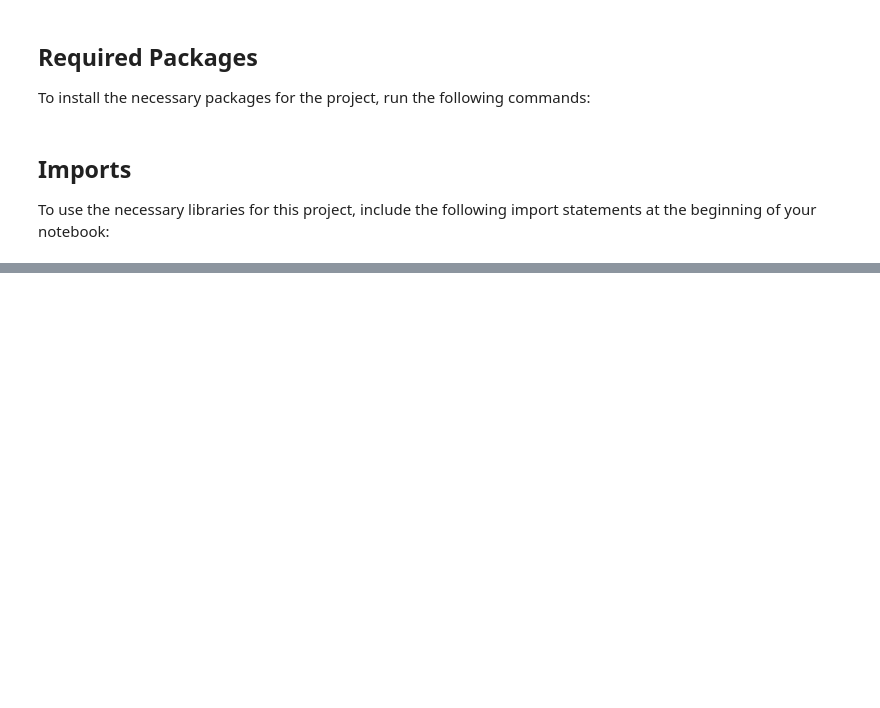
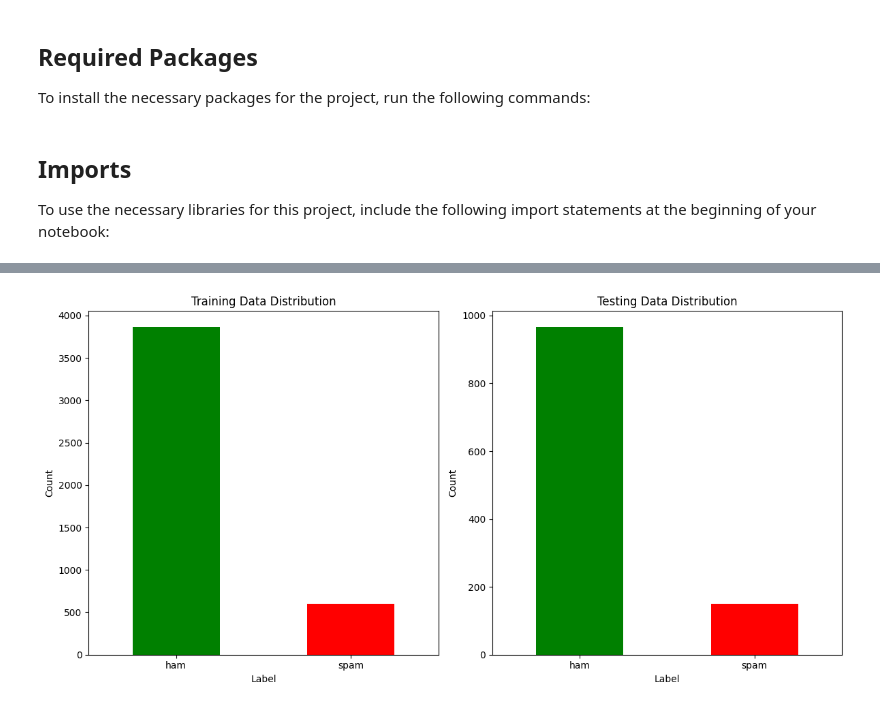
Before and after one commit to EbaAdisu/sms-spam-classifier, a Jupyter notebook: spam_classifier.ipynb, the cells around one changed output, grey strips where cells are left out. Cells and saved outputs as stored; diff of their text form; code cells hidden in the pictures; blank space fills up the shorter version.

```diff
--- a/spam_classifier.ipynb
+++ b/spam_classifier.ipynb
@@ -33,0 +191,12 @@ import matplotlib.pyplot as plt
+# %%
+from sklearn.model_selection import train_test_split
+# we have deffined X before hand
+y = data['label']
+
+# Split the dataset into training and testing sets (80% train, 20% test)
+X_train, X_test, y_train, y_test = train_test_split(
+    X, y, test_size=0.2, random_state=42)
+
+# Display the size of the training and testing sets
+print("Training set size:", X_train.shape[0])
+print("Testing set size:", X_test.shape[0])
@@ -33,0 +212,32 @@ import matplotlib.pyplot as plt
+# %%
+import matplotlib.pyplot as plt
+
+# Count the number of spam and ham messages in the training set
+train_counts = y_train.value_counts()
+
+# Count the number of spam and ham messages in the testing set
+test_counts = y_test.value_counts()
+
+# Plotting the counts
+plt.figure(figsize=(12, 6))
+
+# Plot for training data
+plt.subplot(1, 2, 1)
+train_counts.plot(kind='bar', color=['green', 'red'])
+plt.title('Training Data Distribution')
+plt.xlabel('Label')
+plt.ylabel('Count')
+plt.xticks(rotation=0)
+
+# Plot for testing data
+plt.subplot(1, 2, 2)
+test_counts.plot(kind='bar', color=['green', 'red'])
+plt.title('Testing Data Distribution')
+plt.xlabel('Label')
+plt.ylabel('Count')
+plt.xticks(rotation=0)
+
+plt.tight_layout()
+plt.show()
+# %% [output]
+[figure, added]
```
Also changed, not shown: parts of 18 cells of this notebook, 3 other files.
